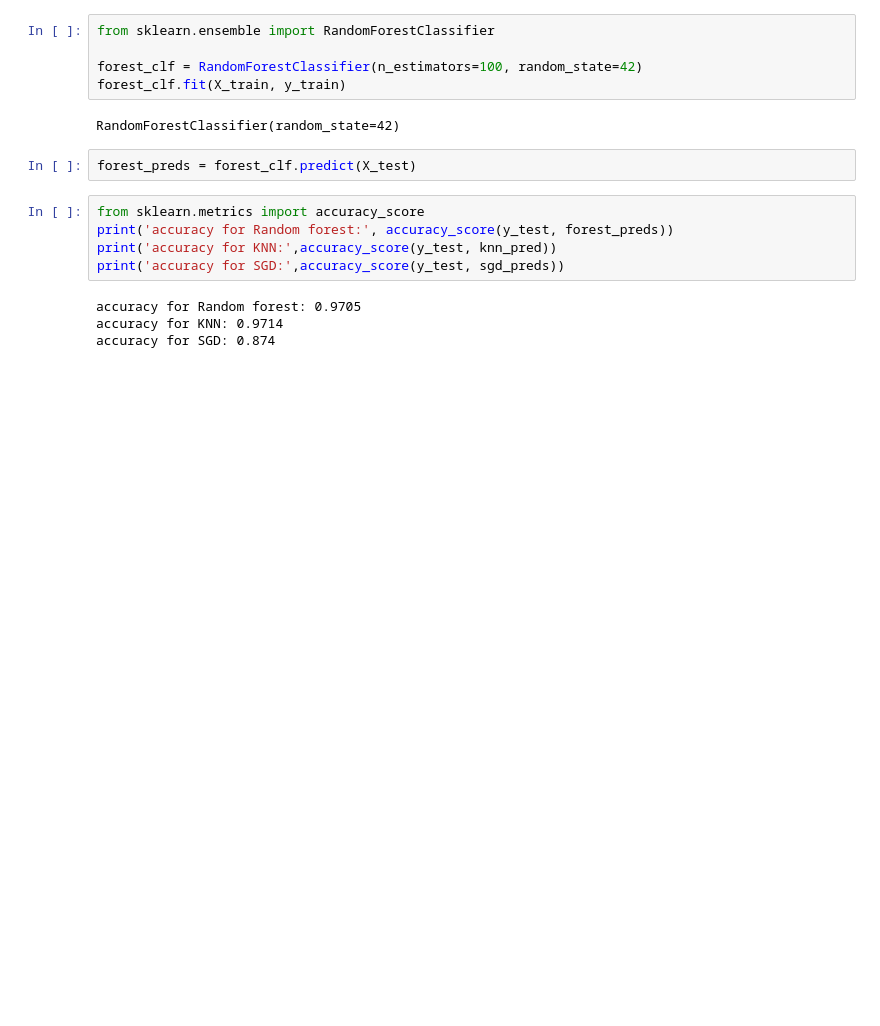
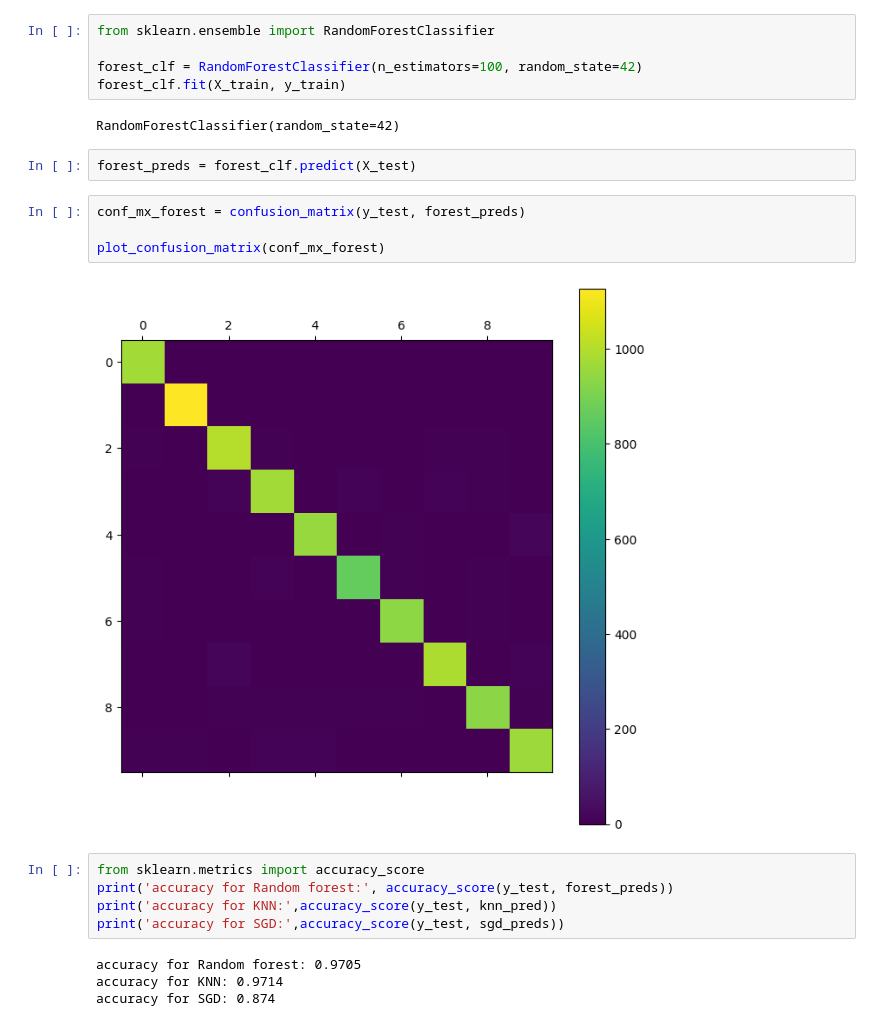
Before and after one commit to FelixH-git/SVM-Pipeline, a Jupyter notebook: LAb4.ipynb, the cells around one changed output. Cells and saved outputs as stored; diff of their text form; blank space fills up the shorter version.

```diff
--- a/LAb4.ipynb
+++ b/LAb4.ipynb
@@ -98,6 +117,12 @@ forest_clf.fit(X_train, y_train)
 RandomForestClassifier(random_state=42)
 # %%
 forest_preds = forest_clf.predict(X_test)
+# %%
+conf_mx_forest = confusion_matrix(y_test, forest_preds)
+
+plot_confusion_matrix(conf_mx_forest)
+# %% [output]
+[figure, added]
 # %%
 from sklearn.metrics import accuracy_score
 print('accuracy for Random forest:', accuracy_score(y_test, forest_preds))
```
Also changed, not shown: parts of 3 cells of this notebook.
